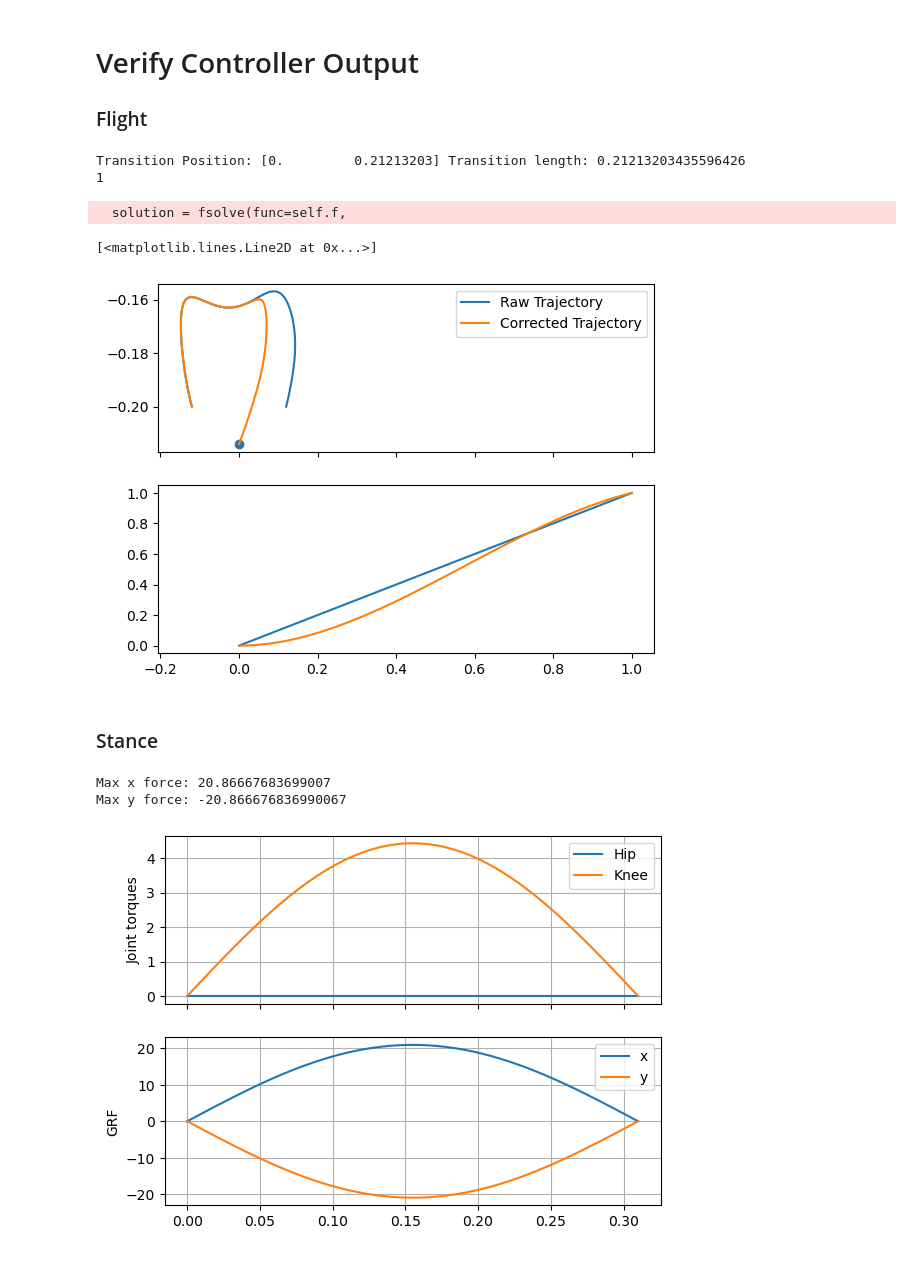
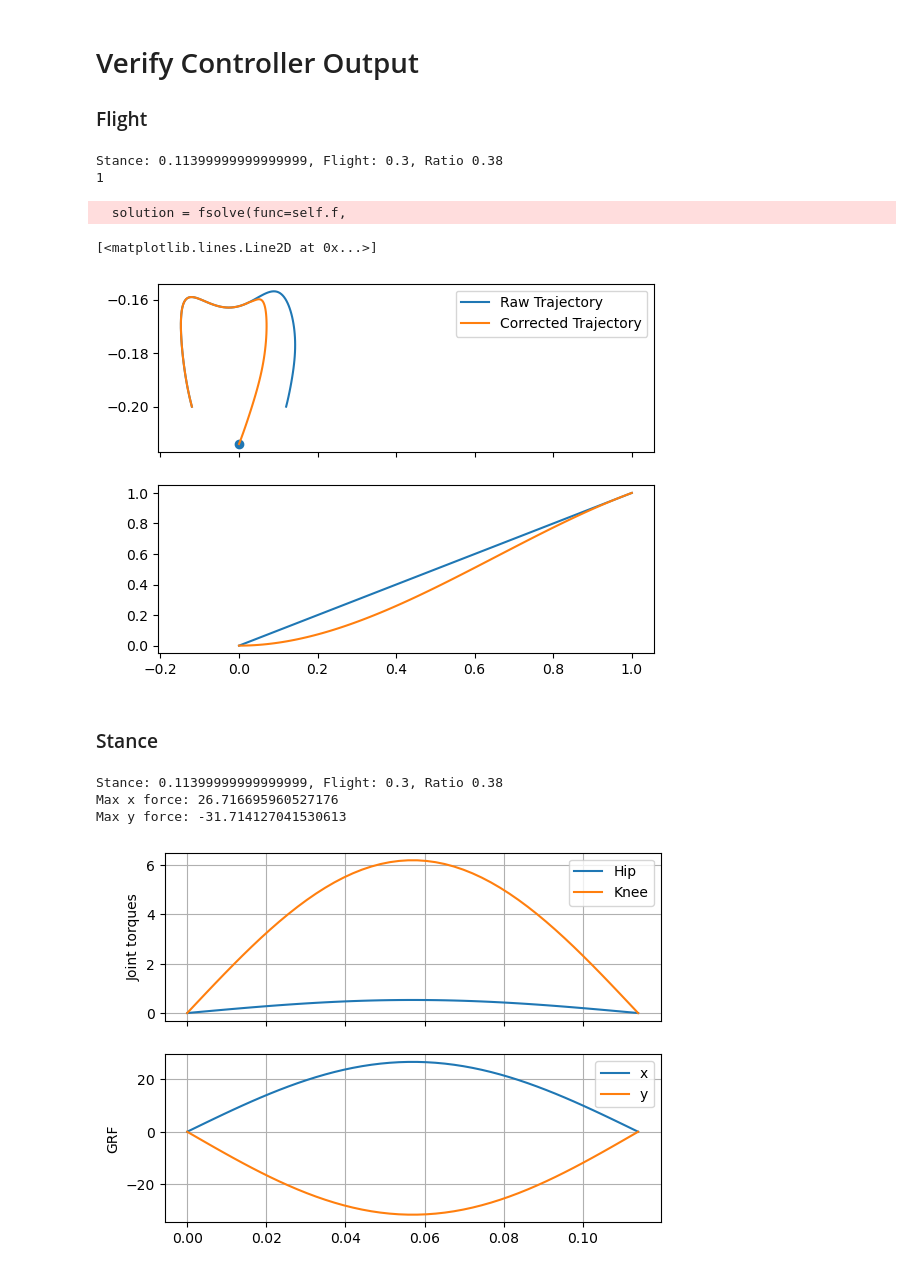
Before and after one commit to jack33001/.vscode, a Jupyter notebook: main.ipynb, the cells around one changed output. Cells and saved outputs as stored; diff of their text form; code cells hidden in the pictures.

```diff
--- a/main.ipynb
+++ b/main.ipynb
@@ -34,17 +34,23 @@ model = mujoco.MjModel.from_binary_path("Quadruped MJB.mjb")
 data = mujoco.MjData(model)
 
 # visualization
-renderer = mujoco.Renderer(model)
 camera = mujoco.MjvCamera()
 camera.type = 1
-camera.distance = 1.5
+camera.distance = 2
 camera.trackbodyid = 2
+
 # side view
 if True:
+    renderer = mujoco.Renderer(model,width=426,height=240)
     camera.azimuth = 0  # horizontal camera panning
     camera.elevation = -2  # camera height off the ground
 # isometric view
 if False:
+    renderer = mujoco.Renderer(model,width=426,height=240)
+    camera.azimuth = 30
+# video render view
+if False:
+    renderer = mujoco.Renderer(model,width=1920,height=1080)
     camera.azimuth = 30
 
 # model configuration
@@ -53,10 +59,10 @@ model.opt.integrator = 3  # select integrator (0 = Euler, 1 = implicitfast, 2 =
 model.opt.timestep = .0005  # set timestep
 
 # create the controller objects
-fr_leg = con.leg_controller('Front Right')
-fl_leg = con.leg_controller('Front Left')
-rr_leg = con.leg_controller('Rear Right')
-rl_leg = con.leg_controller('Rear Left')
+fr_leg = con.leg_controller('Front Right',3)
+fl_leg = con.leg_controller('Front Left',5)
+rr_leg = con.leg_controller('Rear Right',7)
+rl_leg = con.leg_controller('Rear Left',9)
 legs = (fr_leg, fl_leg, rr_leg, rl_leg)
 gait_scheduler = gs.gait_scheduler(legs)
 pd_controller = pd.PD()
@@ -125,8 +133,15 @@ def state_estimation(model, data):
         # update the leg force
         leg.curr_force = curr_forces[2 * i:2 * i + 2]
         # resolve the contact state
-        leg.detect_contact()
-        leg.detect_liftoff()
+        if np.size(data.contact.geom) != 0:
+            if np.max(data.contact.geom[:,1]==leg.geom_id):
+                leg.contact = True
+            else:
+                leg.contact = False
+        else:
+            leg.contact = False
+        #leg.detect_contact()
+        #leg.detect_liftoff()
         # increment the counter
         i = i + 1
 
@@ -193,9 +208,9 @@ update_controller(model, data)
 mujoco.mj_resetData(model, data)
 
 # define parameters of rendering and sim
-duration = 2  # (seconds)
+duration = 10  # (seconds)
 framerate = 30  # (Hz)
-slomo_factor = 2
+slomo_factor = 1
 n_steps = int(duration / model.opt.timestep + 1)
 
 # allocate memory for arrays
@@ -254,5 +269,4 @@ for i in tqdm(range(n_steps)):
         pixels = renderer.render()
         frames.append(pixels)
 media.show_video(frames, fps=framerate/slomo_factor)
-print(data.contact)
 # %% [output]
@@ -490,7 +451,8 @@ z: -0.04886444455857019
 # Verify Controller Output
 ### Flight
 # %%
-test_leg = con.leg_controller("Test Leg")
+test_leg = con.leg_controller("Test Leg",3)
+test_gc = gs.gait_scheduler([test_leg])
 fig, ax = plt.subplots(nrows=2, ncols=1, sharex=True)
 
 ax[0].plot(test_leg.flight_traj_x,-test_leg.flight_traj_y,label="Raw Trajectory")
@@ -508,11 +470,11 @@ ax[0].legend()
 ax[1].plot(np.linspace(0,1,test_leg.bez_res),np.linspace(0,1,test_leg.bez_res),label="Regular s")
 ax[1].plot(np.linspace(0,1,test_leg.bez_res),np.flip(test_leg.flight_traj_idx),label="Phase Warped s")
 # %% [output]
-Transition Position: [0.         0.21213203] Transition length: 0.21213203435596426
+Stance: 0.11399999999999999, Flight: 0.3, Ratio 0.38
 1
   solution = fsolve(func=self.f,
 [<matplotlib.lines.Line2D at 0x...>]
-[figure, old version]
+[figure, new version]
 # %% [markdown]
 ### Stance
 # %%
@@ -530,7 +492,8 @@ def torque_to_grf(leg,torques):
     # sum the contributions and convert from foot force to grf (just take the negative)
     return -(np.array(hip_force) + np.array(knee_force))
 
-test_leg = con.leg_controller("Test Leg")
+test_leg = con.leg_controller("Test Leg",3)
+test_gc = gs.gait_scheduler([test_leg])
 test_leg.transition_signal = True
 test_leg.run_controller(1)
 
@@ -538,33 +501,34 @@ samples = 50
 points = np.linspace(0,test_leg.Tst,samples)
 torques = np.zeros([2,samples])
 angles = np.zeros_like(torques)
 grfs = np.zeros_like(torques)
 for i in range(np.size(points)):
     torques[:,i] = test_leg.run_controller(points[i]+1)
     angles[:,i] = test_leg.curr_pos
     grfs[:,i] = torque_to_grf(test_leg,torques[:,i])
 
 fig, ax = plt.subplots(nrows=2, ncols=1, sharex=True)
 ax[0].plot(points,torques[0,:],label="Hip")
 ax[0].plot(points,torques[1,:],label="Knee")
 ax[0].set_ylabel("Joint torques")
 ax[0].grid()
 ax[0].legend()
 ax[1].plot(points,grfs[0,:],label="x")
 ax[1].plot(points,grfs[1,:],label="y")
 ax[1].set_ylabel("GRF")
 ax[1].grid()
 ax[1].legend()
 
 max_hip = max(np.min(torques[0,:]), np.max(torques[0,:]), key=abs)
 max_knee = max(np.min(torques[1,:]), np.max(torques[1,:]), key=abs)
 
 fx_max = max(np.min(grfs[0,:]), np.max(grfs[0,:]), key=abs)
 fy_max = max(np.min(grfs[1,:]), np.max(grfs[1,:]), key=abs)
 
 print(f"Max x force: {fx_max}")
 print(f"Max y force: {fy_max}")
 # %% [output]
-Max x force: 20.86667683699007
-Max y force: -20.866676836990067
+Stance: 0.11399999999999999, Flight: 0.3, Ratio 0.38
+Max x force: 26.716695960527176
+Max y force: -31.714127041530613
-[figure, old version]
+[figure, new version]
```
Also changed, not shown: parts of 13 cells of this notebook, 5 other files.
